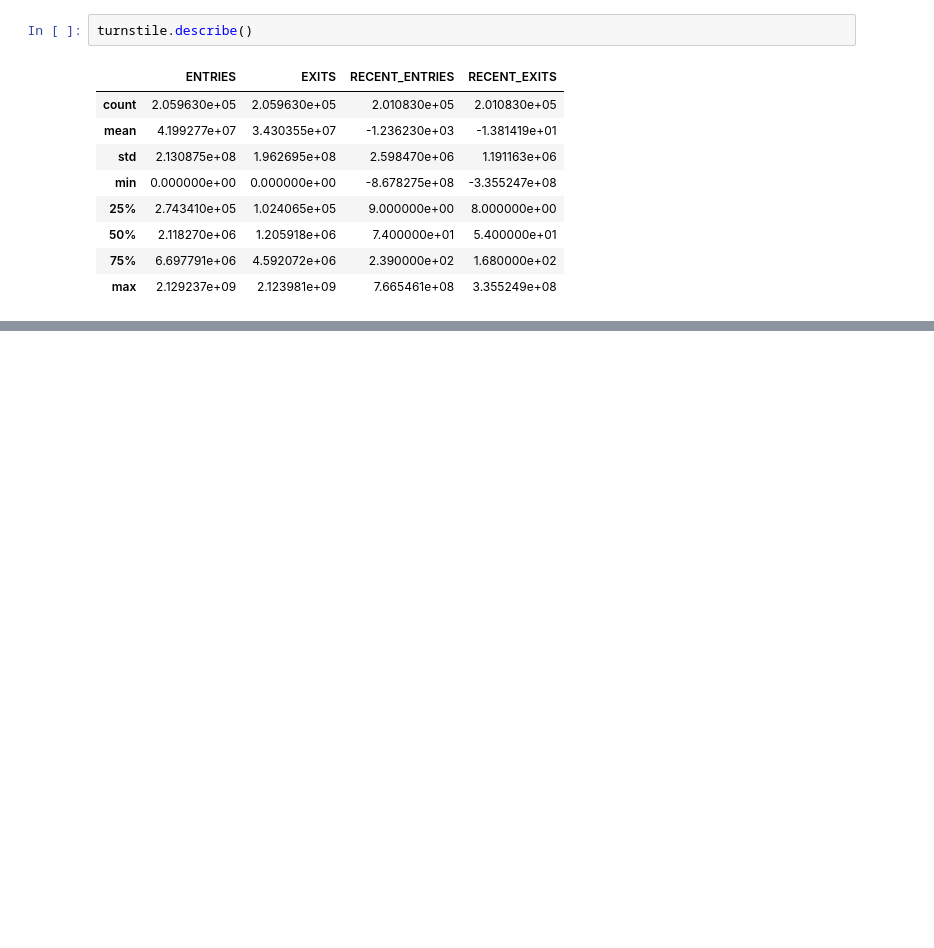
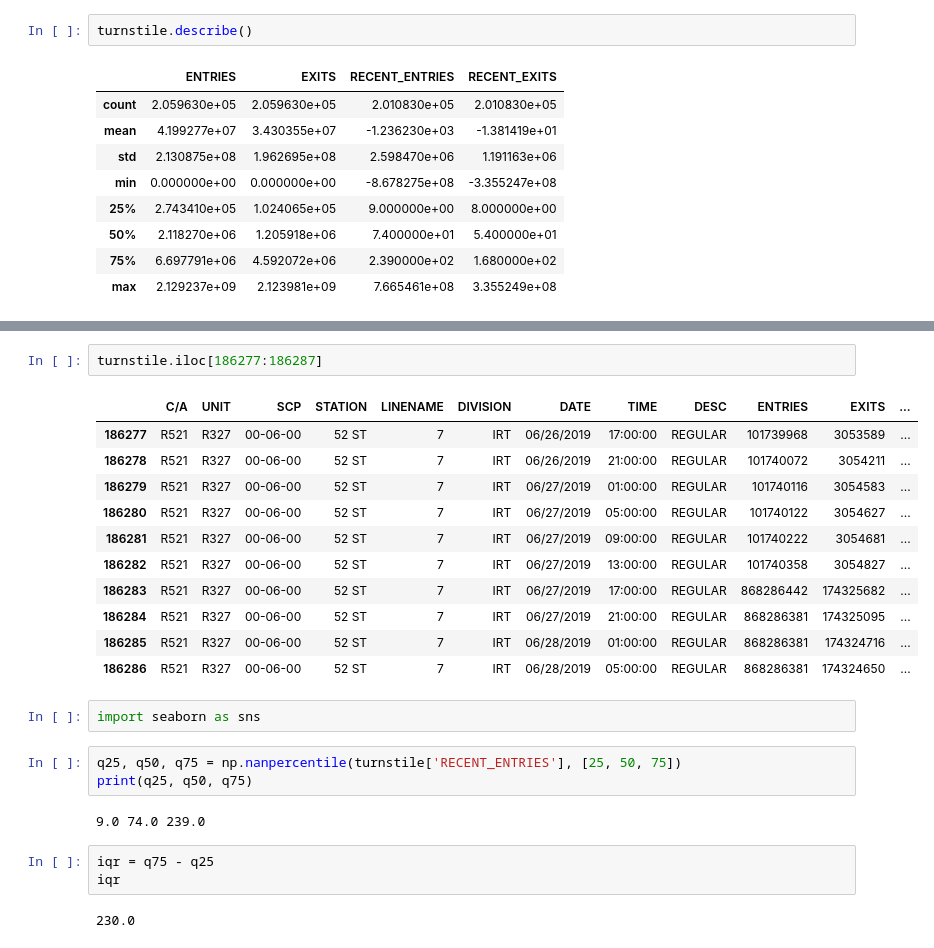
Before and after one commit to alexmuhr/metis_project_1, a Jupyter notebook: turnstile_data.ipynb, the cells around one changed output, grey strips where cells are left out. Cells and saved outputs as stored; diff of their text form; blank space fills up the shorter version.

```diff
--- a/turnstile_data.ipynb
+++ b/turnstile_data.ipynb
@@ -155,0 +222,26 @@ turnstile[turnstile['RECENT_ENTRIES'] > 10000]
+# %%
+turnstile.iloc[186277:186287]
+# %% [output]
+|  | C/A | UNIT | SCP | STATION | LINENAME | DIVISION | DATE | TIME | DESC | ENTRIES | EXITS | ... |
+| 186277 | R521 | R327 | 00-06-00 | 52 ST | 7 | IRT | 06/26/2019 | 17:00:00 | REGULAR | 101739968 | 3053589 | ... |
+| 186278 | R521 | R327 | 00-06-00 | 52 ST | 7 | IRT | 06/26/2019 | 21:00:00 | REGULAR | 101740072 | 3054211 | ... |
+| 186279 | R521 | R327 | 00-06-00 | 52 ST | 7 | IRT | 06/27/2019 | 01:00:00 | REGULAR | 101740116 | 3054583 | ... |
+| 186280 | R521 | R327 | 00-06-00 | 52 ST | 7 | IRT | 06/27/2019 | 05:00:00 | REGULAR | 101740122 | 3054627 | ... |
+| 186281 | R521 | R327 | 00-06-00 | 52 ST | 7 | IRT | 06/27/2019 | 09:00:00 | REGULAR | 101740222 | 3054681 | ... |
+| 186282 | R521 | R327 | 00-06-00 | 52 ST | 7 | IRT | 06/27/2019 | 13:00:00 | REGULAR | 101740358 | 3054827 | ... |
+| 186283 | R521 | R327 | 00-06-00 | 52 ST | 7 | IRT | 06/27/2019 | 17:00:00 | REGULAR | 868286442 | 174325682 | ... |
+| 186284 | R521 | R327 | 00-06-00 | 52 ST | 7 | IRT | 06/27/2019 | 21:00:00 | REGULAR | 868286381 | 174325095 | ... |
+| 186285 | R521 | R327 | 00-06-00 | 52 ST | 7 | IRT | 06/28/2019 | 01:00:00 | REGULAR | 868286381 | 174324716 | ... |
+| 186286 | R521 | R327 | 00-06-00 | 52 ST | 7 | IRT | 06/28/2019 | 05:00:00 | REGULAR | 868286381 | 174324650 | ... |
+# %%
+import seaborn as sns
+# %%
+q25, q50, q75 = np.nanpercentile(turnstile['RECENT_ENTRIES'], [25, 50, 75])
+print(q25, q50, q75)
+# %% [output]
+9.0 74.0 239.0
+# %%
+iqr = q75 - q25
+iqr
+# %% [output]
+230.0
```
Also changed, not shown: parts of 19 cells of this notebook.
